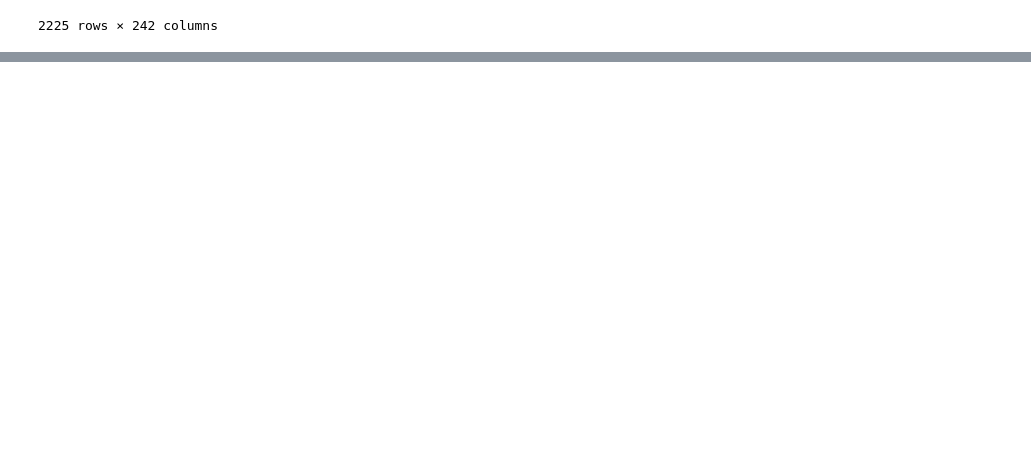
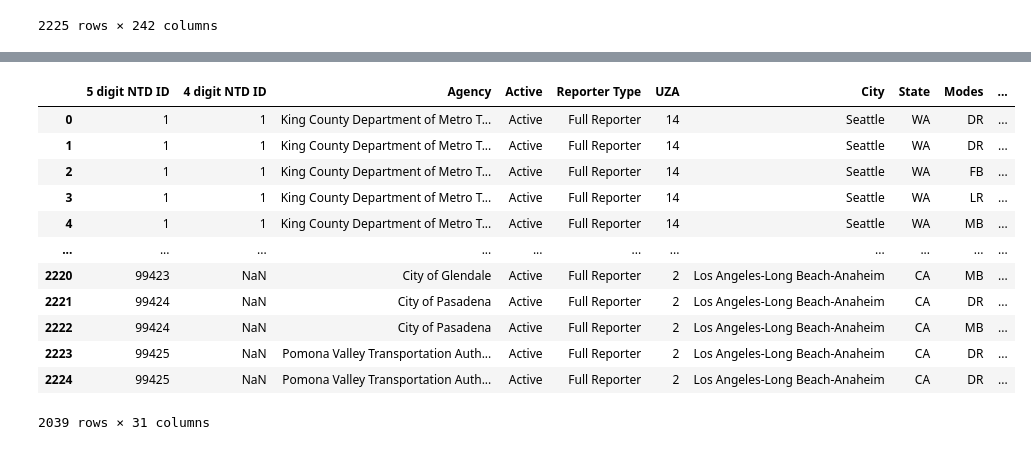
Before and after one commit to tye642/nashville_public_transportation, a Jupyter notebook: notebook/public_transportation_analysis.ipynb, the cells around one changed output, grey strips where cells are left out. Saved outputs shown, nothing was run; the diff lists cells and outputs as text; code cells hidden in the pictures; blank space fills up the shorter version.

Commit message:
continuing to work on visualizations. diving deeper into the public transport dataset.

```diff
--- a/notebook/public_transportation_analysis.ipynb
+++ b/notebook/public_transportation_analysis.ipynb
@@ -388,6 +389,7 @@ p = ['5 digit NTD ID',
  'Mode']
 year_upt_df = year_upt_df[p]
 year_upt_df = year_upt_df.drop(columns=['Mode'])
+year_upt_df = year_upt_df[year_upt_df['Active']=='Active']
 # %%
 year_upt_df
 # %% [output]
@@ -406,0 +409,53 @@ year_upt_df
+# %%
+year_upt_df = year_upt_df.rename(columns={"UZA Name": "City"})
+# %%
+# I want to split the city and state
+
+year_upt_df[['City','State']] = year_upt_df['City'].str.split(',',expand=True)
+# %%
+year_upt_df = year_upt_df[['5 digit NTD ID',
+ '4 digit NTD ID',
+ 'Agency',
+ 'Active',
+ 'Reporter Type',
+ 'UZA',
+ 'City',
+ 'State',
+ 'Modes',
+ 'Name',
+ 'TOS',
+ 2002,
+ 2003,
+ 2004,
+ 2005,
+ 2006,
+ 2007,
+ 2008,
+ 2009,
+ 2010,
+ 2011,
+ 2012,
+ 2013,
+ 2014,
+ 2015,
+ 2016,
+ 2017,
+ 2018,
+ 2019,
+ 2020,
+ '2021 Through April']]
+year_upt_df
+# %% [output]
+|  | 5 digit NTD ID | 4 digit NTD ID | Agency | Active | Reporter Type | UZA | City | State | Modes | ... |
+| 0 | 1 | 1 | King County Department of Metro T... | Active | Full Reporter | 14 | Seattle | WA | DR | ... |
+| 1 | 1 | 1 | King County Department of Metro T... | Active | Full Reporter | 14 | Seattle | WA | DR | ... |
+| 2 | 1 | 1 | King County Department of Metro T... | Active | Full Reporter | 14 | Seattle | WA | FB | ... |
+| 3 | 1 | 1 | King County Department of Metro T... | Active | Full Reporter | 14 | Seattle | WA | LR | ... |
+| 4 | 1 | 1 | King County Department of Metro T... | Active | Full Reporter | 14 | Seattle | WA | MB | ... |
+| ... | ... | ... | ... | ... | ... | ... | ... | ... | ... | ... |
+| 2220 | 99423 | NaN | City of Glendale | Active | Full Reporter | 2 | Los Angeles-Long Beach-Anaheim | CA | MB | ... |
+| 2221 | 99424 | NaN | City of Pasadena | Active | Full Reporter | 2 | Los Angeles-Long Beach-Anaheim | CA | DR | ... |
+| 2222 | 99424 | NaN | City of Pasadena | Active | Full Reporter | 2 | Los Angeles-Long Beach-Anaheim | CA | MB | ... |
+| 2223 | 99425 | NaN | Pomona Valley Transportation Auth... | Active | Full Reporter | 2 | Los Angeles-Long Beach-Anaheim | CA | DR | ... |
+| 2224 | 99425 | NaN | Pomona Valley Transportation Auth... | Active | Full Reporter | 2 | Los Angeles-Long Beach-Anaheim | CA | DR | ... |
+2039 rows × 31 columns
```
Also changed, not shown: parts of 13 cells of this notebook, 2 other files.
